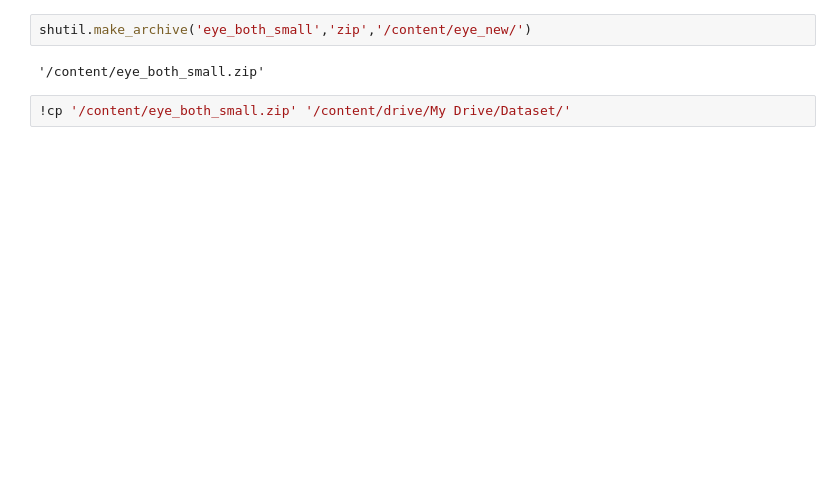
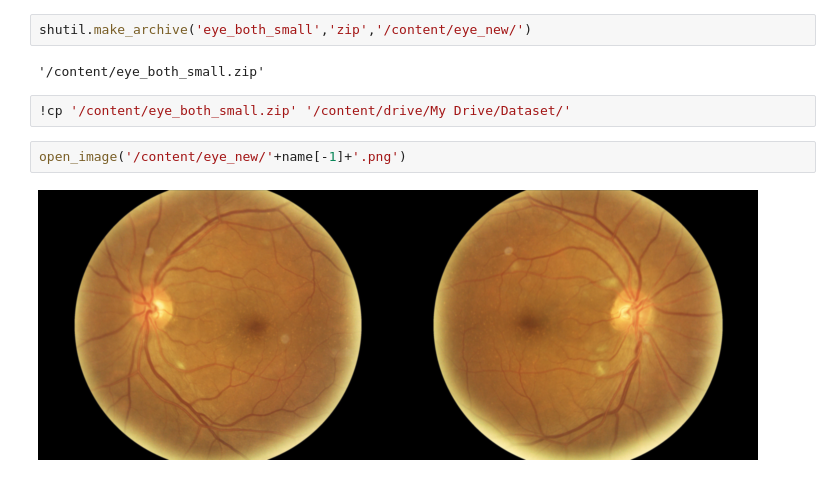
Before and after one commit to shadab4150/Eye-Disease-Detection, a Jupyter notebook: SightNet_Image_Processing.ipynb, the cells around one changed output. Drawn from its saved outputs; the diff is of its cells as text; blank space fills up the shorter version.

```diff
--- a/SightNet_Image_Processing.ipynb
+++ b/SightNet_Image_Processing.ipynb
@@ -198,3 +206,7 @@ shutil.make_archive('eye_both_small','zip','/content/eye_new/')
 '/content/eye_both_small.zip'
 # %%
 !cp '/content/eye_both_small.zip' '/content/drive/My Drive/Dataset/'
+# %%
+open_image('/content/eye_new/'+name[-1]+'.png')
+# %% [output]
+[figure, added]
```
Also changed, not shown: parts of 13 cells of this notebook.
